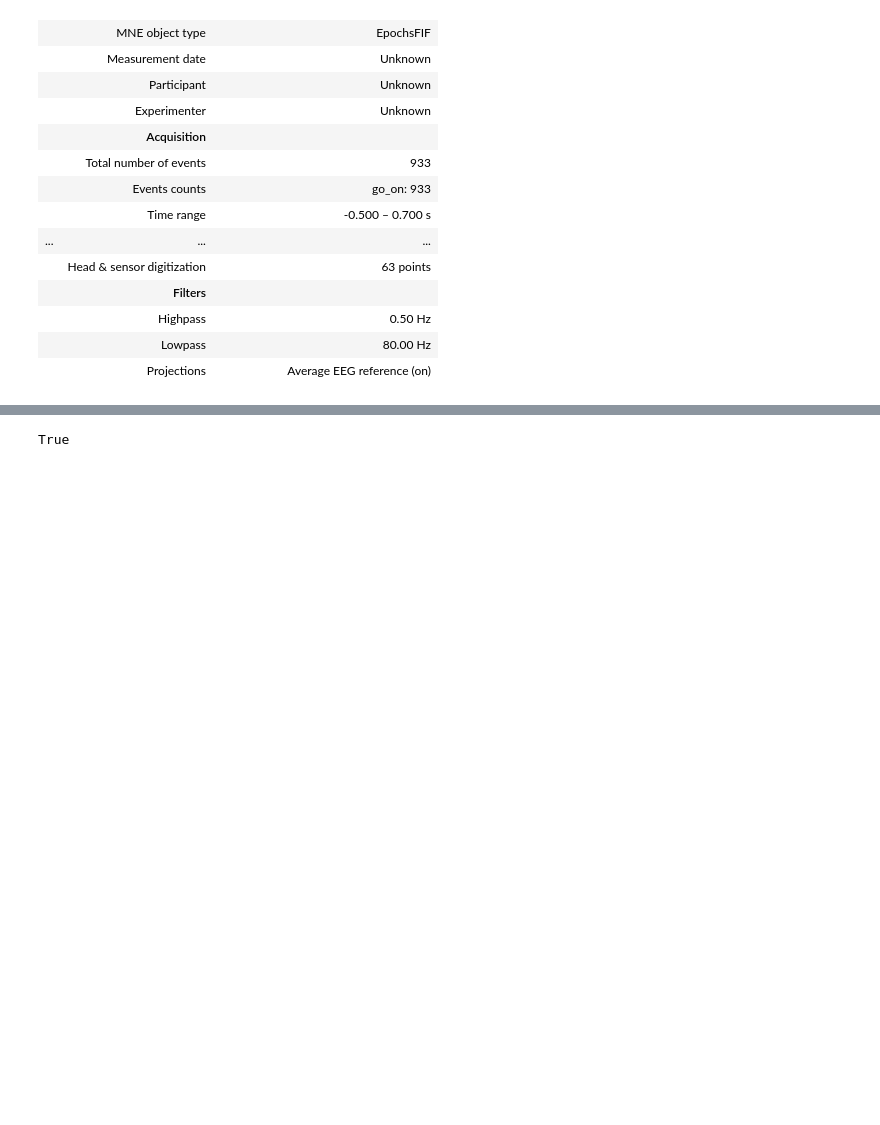
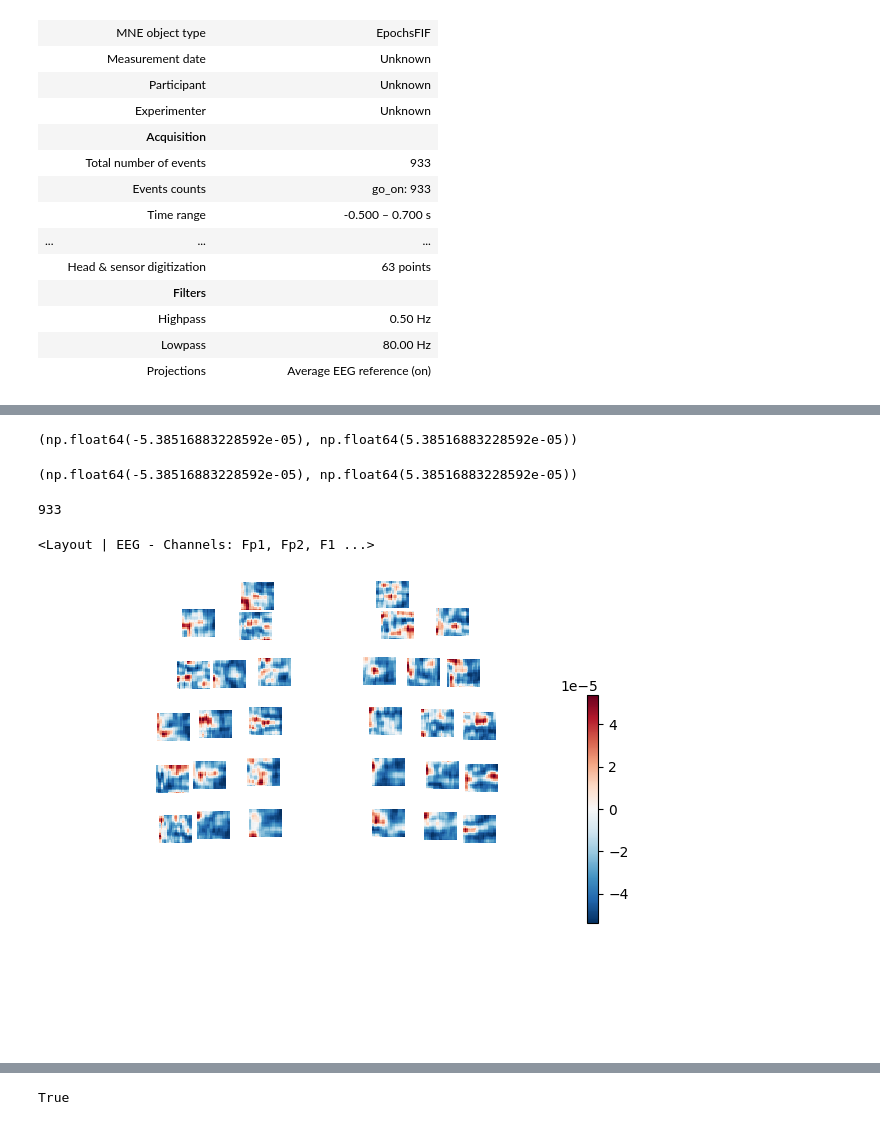
Before and after one commit to bonokat/motor_pac, a Jupyter notebook: pactools_test.ipynb, the cells around one changed output, grey strips where cells are left out. Saved outputs shown, nothing was run; the diff lists cells and outputs as text; code cells hidden in the pictures; blank space fills up the shorter version.

```diff
--- a/pactools_test.ipynb
+++ b/pactools_test.ipynb
@@ -89,0 +186,18 @@ gamma_range = np.linspace(30, 80, 20)  # Amplitude: 30-80 Hz
+# %%
+class A:
+    def __init__(self):
+        self._a = 1
+
+    @property
+    def a(self):
+        return self._a
+
+    # @a.setter
+    # def a(self, value):
+    #     self._a = value **2
+
+a = A()
+# %%
+a._a = 2
+
+a.a
@@ -89,0 +206,4 @@ gamma_range = np.linspace(30, 80, 20)  # Amplitude: 30-80 Hz
+# %%
+a.a = 2
+
+a.a
@@ -110,0 +510,38 @@ array([[ 1.00958299e-05,  1.30139093e-05,  1.06715202e-05, ...,
+# %%
+vmin, vmax
+# %% [output]
+(np.float64(-5.38516883228592e-05), np.float64(5.38516883228592e-05))
+# %%
+vmin, vmax
+# %% [output]
+(np.float64(-5.38516883228592e-05), np.float64(5.38516883228592e-05))
+# %%
+len(epochs.events)
+# %% [output]
+933
+# %%
+layout
+# %% [output]
+<Layout | EEG - Channels: Fp1, Fp2, F1 ...>
+# %%
+fig = _plot_topo(
+    info=epochs.info,
+    times=epochs.times,
+    show_func=show_func,
+    layout=layout,
+    colorbar=colorbar,
+    vmin=vmin,
+    vmax=vmax,
+    cmap=cmap,
+    layout_scale=1,
+    title=title,
+    fig_facecolor=fig_facecolor,
+    font_color=font_color,
+    border=border,
+    x_label="Time (s)",
+    y_label="Epoch",
+    unified=True,
+    img=True,
+)
+# %% [output]
+[figure, added]
```
Also changed, not shown: parts of 38 cells of this notebook, 33 other files.
